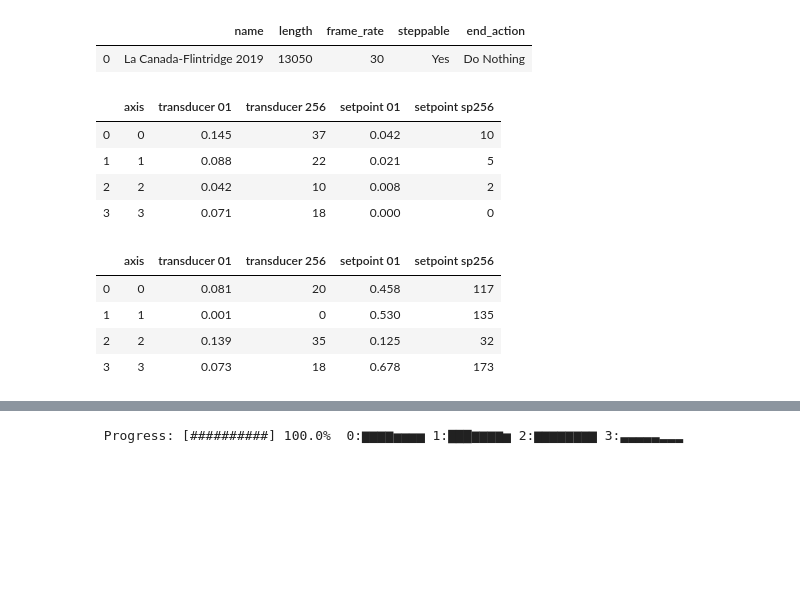
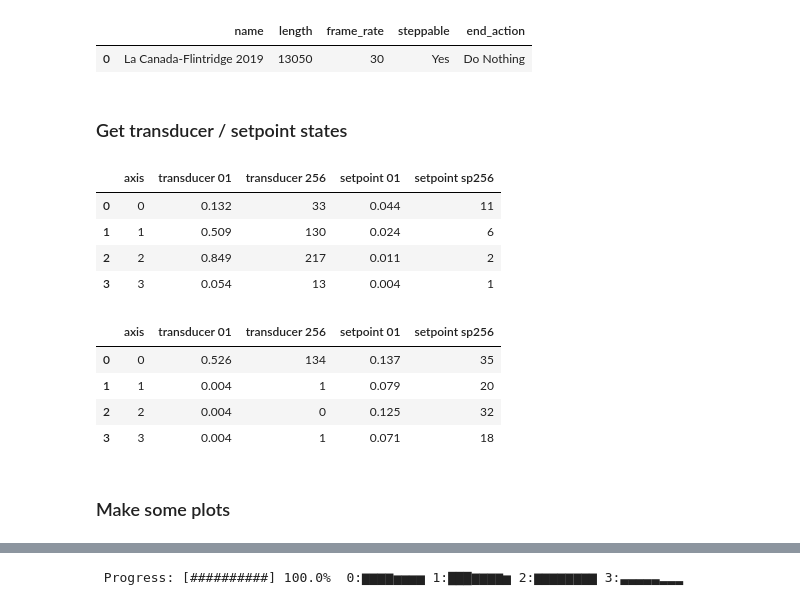
Before and after one commit to aesatchien/lcf_float, a Jupyter notebook: python/BrEFB.ipynb, the cells around one changed output, grey strips where cells are left out. Cells and saved outputs as stored; diff of their text form; code cells hidden in the pictures; blank space fills up the shorter version.

```diff
--- a/python/BrEFB.ipynb
+++ b/python/BrEFB.ipynb
@@ -42,22 +46,28 @@ shows
 # %% [output]
 |  | name | length | frame_rate | steppable | end_action |
 | 0 | La Canada-Flintridge 2019 | 13050 | 30 | Yes | Do Nothing |
+# %% [markdown]
+### Get transducer / setpoint states
 # %%
 state_a = brefb.current_state_df('a')
+state_a
 # %% [output]
 |  | axis | transducer 01 | transducer 256 | setpoint 01 | setpoint sp256 |
-| 0 | 0 | 0.145 | 37 | 0.042 | 10 |
-| 1 | 1 | 0.088 | 22 | 0.021 | 5 |
-| 2 | 2 | 0.042 | 10 | 0.008 | 2 |
-| 3 | 3 | 0.071 | 18 | 0.000 | 0 |
+| 0 | 0 | 0.132 | 33 | 0.044 | 11 |
+| 1 | 1 | 0.509 | 130 | 0.024 | 6 |
+| 2 | 2 | 0.849 | 217 | 0.011 | 2 |
+| 3 | 3 | 0.054 | 13 | 0.004 | 1 |
 # %%
 state_b = brefb.current_state_df('b')
+state_b
 # %% [output]
 |  | axis | transducer 01 | transducer 256 | setpoint 01 | setpoint sp256 |
-| 0 | 0 | 0.081 | 20 | 0.458 | 117 |
-| 1 | 1 | 0.001 | 0 | 0.530 | 135 |
-| 2 | 2 | 0.139 | 35 | 0.125 | 32 |
-| 3 | 3 | 0.073 | 18 | 0.678 | 173 |
+| 0 | 0 | 0.526 | 134 | 0.137 | 35 |
+| 1 | 1 | 0.004 | 1 | 0.079 | 20 |
+| 2 | 2 | 0.004 | 0 | 0.125 | 32 |
+| 3 | 3 | 0.004 | 1 | 0.071 | 18 |
+# %% [markdown]
+### Make some plots
 # %%
 df_a, label_a = brefb.prepare_all_telemetry(end_time=40, dt=.1, axes=[0,1,2,3], bank='a')
 brefb.create_matplot(df_a,label_a, bank='a')
```
Also changed, not shown: parts of 12 cells of this notebook.
